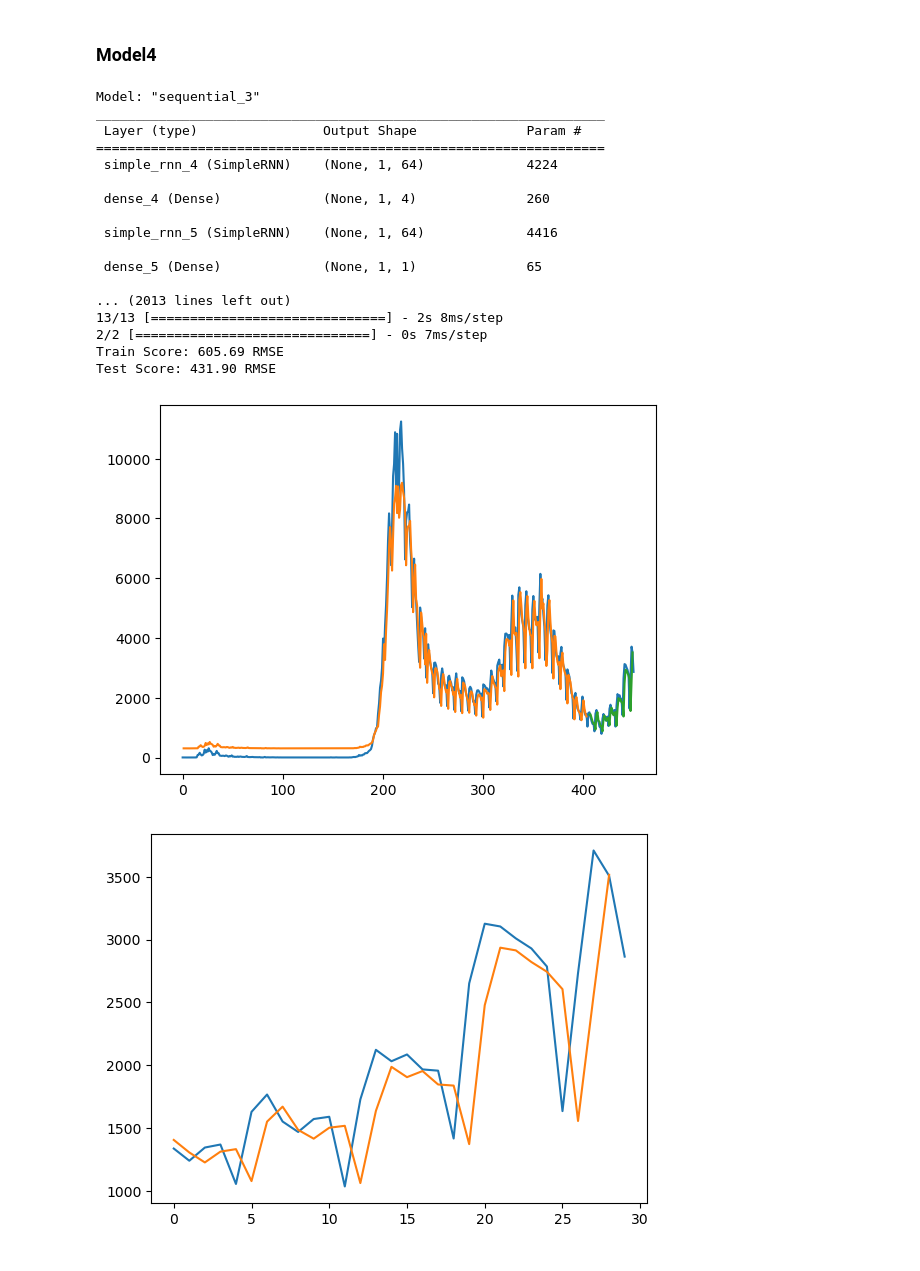
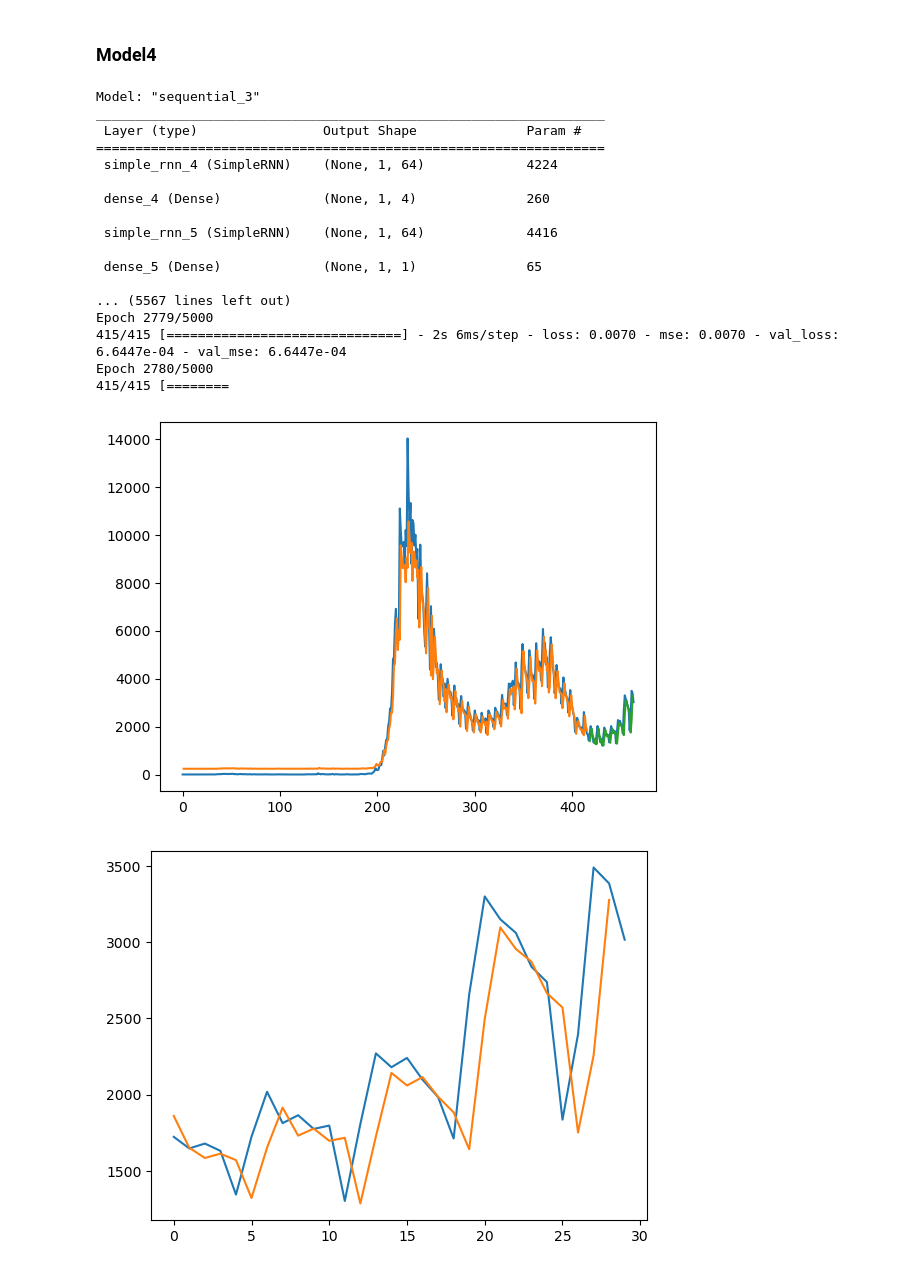
Before and after one commit to chiahsin0303/Project_TCU, a Jupyter notebook: 程式碼 ( .ipynb )/RNN結合LSTM架構Model1~Model4.ipynb, the cells around one changed output. Saved outputs shown, nothing was run; the diff lists cells and outputs as text; code cells hidden in the pictures.

```diff
--- a/程式碼 ( .ipynb )/RNN結合LSTM架構Model1~Model4.ipynb
+++ b/程式碼 ( .ipynb )/RNN結合LSTM架構Model1~Model4.ipynb
@@ -25,17 +25,17 @@ import tensorflow as tf
 from tensorflow.keras import layers
 from tensorflow import keras
 from keras import optimizers
-dataset = pandas.read_csv(r'各縣市每日確診資料\台北市每日確診數.csv', usecols=[2], engine='python', skipfooter=3,encoding='utf-8')
+dataset = pandas.read_csv(r'各縣市每日確診資料\桃園市每日確診數.csv', usecols=[2], engine='python', skipfooter=3,encoding='utf-8')
 plt.plot(dataset)
-plt.savefig('Taipei.png')
+plt.savefig('Taoyuan.png')
 plt.show()
 
 # 畫出 ACF 12 期的效應
 sm.graphics.tsa.plot_acf(dataset, lags=24)
-plt.savefig('Taipei_acf_24.png')
+plt.savefig('Taoyuan_acf_24.png')
 plt.show()
 # 畫出 PACF 12 期的效應
 sm.graphics.tsa.plot_pacf(dataset, lags=24)
-plt.savefig('Taipei_pacf_24.png')
+plt.savefig('Taoyuan_pacf_24.png')
 plt.show()
 # %% [output]
@@ -53,7 +53,7 @@ def create_dataset(dataset, look_back=1):
 	return numpy.array(dataX), numpy.array(dataY)
 
 # 載入訓練資料
-dataframe = read_csv(r'各縣市每日確診資料\台北市每日確診數.csv', usecols=[2], engine='python', skipfooter=0,encoding='utf-8')
+dataframe = read_csv(r'各縣市每日確診資料\桃園市每日確診數.csv', usecols=[2], engine='python', skipfooter=0,encoding='utf-8')
 dataframe=dataframe.drop(dataframe[dataframe['確定病例數']==0].index,axis=0)
 print(dataframe)
 #plt.plot(dataframe)
@@ -462,15 +462,15 @@ model.compile(loss='mean_squared_error', optimizer=sgd ,metrics=['mse'])
 
 
 model_checkpoint_callback = tf.keras.callbacks.ModelCheckpoint(
-    filepath="taipei_rnn+lstm_1000_4.keras",
+    filepath="taoyuan_rnn+lstm_5000_4.keras",
     save_weights_only=True,
     monitor='val_mse',
     mode='min',
     save_best_only=True)
 
 model.summary()
-history = model.fit(trainX, trainY,validation_data=(testX, testY), epochs=1000, batch_size=1, verbose=1,callbacks=[model_checkpoint_callback])
-model.save('taipei_rnn+lstm_1000_4.h5')
+history = model.fit(trainX, trainY,validation_data=(testX, testY), epochs=5000, batch_size=1, verbose=1,callbacks=[model_checkpoint_callback])
+model.save('taoyuan_rnn+lstm_5000_4.h5')
 # 預測
 trainPredict = model.predict(trainX)
 testPredict = model.predict(testX)
@@ -507,39 +507,39 @@ testPredictPlot[len(trainPredict)+(look_back*2)+1:len(dataset)-1, :] = testPredi
 
 # 畫原始資料趨勢圖
 # plot baseline and predictions
 plt.plot(scaler.inverse_transform(dataset))
 plt.plot(trainPredictPlot)
 plt.plot(testPredictPlot)
-plt.savefig('taipei_rnn+lstm_1000_plot_4.png')
+plt.savefig('taoyuan_rnn+lstm_5000_plot_4.png')
 plt.show()
 
 # shift test predictions for plotting
 testPredictPlot = np.empty_like(dataset)
 testPredictPlot[:, :] = np.nan
 testPredictPlot[len(trainPredict)+(look_back*2)+1:len(dataset)-1, :] = testPredict
 # plot baseline and predictions
 days=len(testPredictPlot)
 plt.plot(scaler.inverse_transform(dataset[days-30:,:]))
 plt.plot(testPredictPlot[days-30:,:])
-plt.savefig("taipei_rnn+lstm_1000_predict&real_4.png")
+plt.savefig("taoyuan_rnn+lstm_5000_predict&real_4.png")
 plt.show()
 # %% [output]
 Model: "sequential_3"
 _________________________________________________________________
  Layer (type)                Output Shape              Param #
 =================================================================
  simple_rnn_4 (SimpleRNN)    (None, 1, 64)             4224
 
  dense_4 (Dense)             (None, 1, 4)              260
 
  simple_rnn_5 (SimpleRNN)    (None, 1, 64)             4416
 
  dense_5 (Dense)             (None, 1, 1)              65
 
-... (2013 lines left out)
-13/13 [==============================] - 2s 8ms/step
-2/2 [==============================] - 0s 7ms/step
-Train Score: 605.69 RMSE
-Test Score: 431.90 RMSE
+... (5567 lines left out)
+Epoch 2779/5000
+415/415 [==============================] - 2s 6ms/step - loss: 0.0070 - mse: 0.0070 - val_loss: 6.6447e-04 - val_mse: 6.6447e-04
+Epoch 2780/5000
+415/415 [========
-[figure, old version]
+[figure, new version]
-[figure, old version]
+[figure, new version]
```
Also changed, not shown: parts of 5 cells of this notebook.
